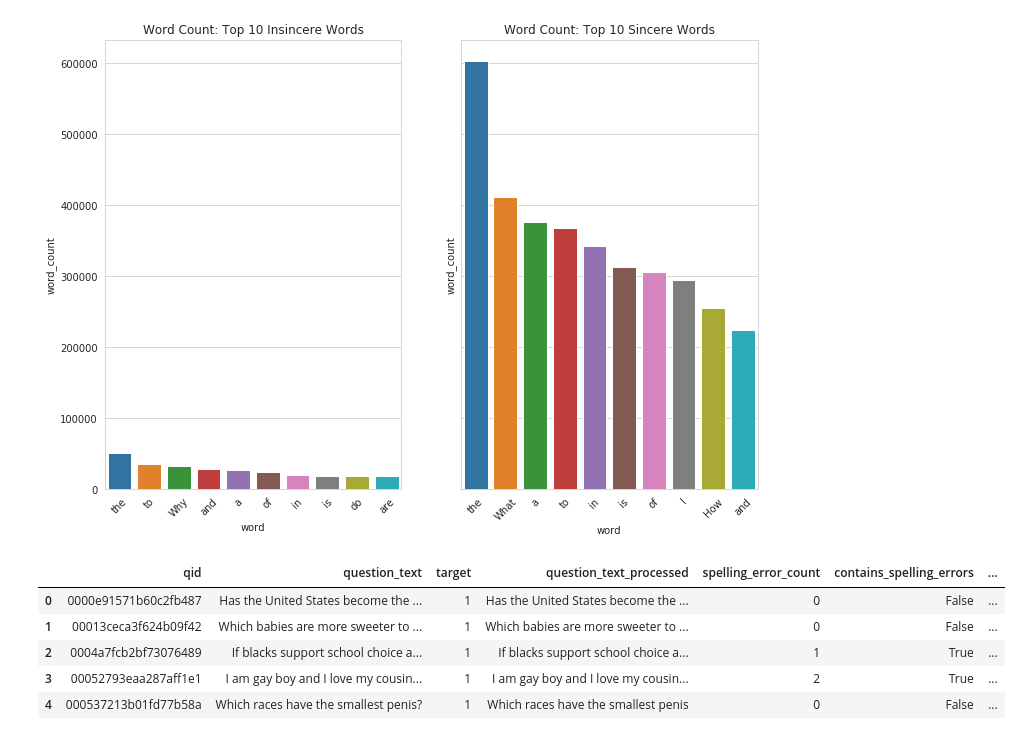
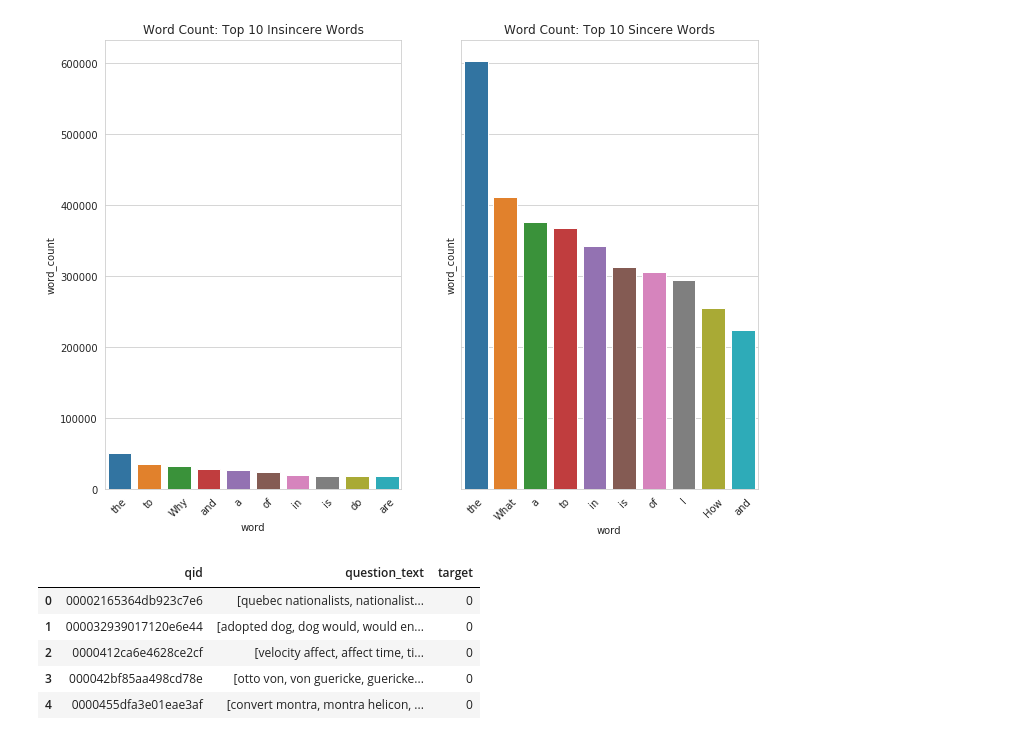
Before and after one commit to MrAHenning/kaggle, a Jupyter notebook: data_explorer.ipynb, the cells around one changed output. Saved outputs shown, nothing was run; the diff lists cells and outputs as text; code cells hidden in the pictures.

```diff
--- a/data_explorer.ipynb
+++ b/data_explorer.ipynb
@@ -243,9 +282,11 @@ insincere['question_text_2gram'] = insincere['question_text'].apply(
+# %%
+sincere_grams_df, insincere_grams_df = ngram_frame(2)
 # %%
-insincere.head()
+sincere_grams_df.head()
 # %% [output]
-|  | qid | question_text | target | question_text_processed | spelling_error_count | contains_spelling_errors | ... |
-| 0 | 0000e91571b60c2fb487 | Has the United States become the ... | 1 | Has the United States become the ... | 0 | False | ... |
-| 1 | 00013ceca3f624b09f42 | Which babies are more sweeter to ... | 1 | Which babies are more sweeter to ... | 0 | False | ... |
-| 2 | 0004a7fcb2bf73076489 | If blacks support school choice a... | 1 | If blacks support school choice a... | 1 | True | ... |
-| 3 | 00052793eaa287aff1e1 | I am gay boy and I love my cousin... | 1 | I am gay boy and I love my cousin... | 2 | True | ... |
-| 4 | 000537213b01fd77b58a | Which races have the smallest penis? | 1 | Which races have the smallest penis | 0 | False | ... |
+|  | qid | question_text | target |
+| 0 | 00002165364db923c7e6 | [quebec nationalists, nationalist... | 0 |
+| 1 | 000032939017120e6e44 | [adopted dog, dog would, would en... | 0 |
+| 2 | 0000412ca6e4628ce2cf | [velocity affect, affect time, ti... | 0 |
+| 3 | 000042bf85aa498cd78e | [otto von, von guericke, guericke... | 0 |
+| 4 | 0000455dfa3e01eae3af | [convert montra, montra helicon, ... | 0 |
```
Also changed, not shown: parts of 14 cells of this notebook.
